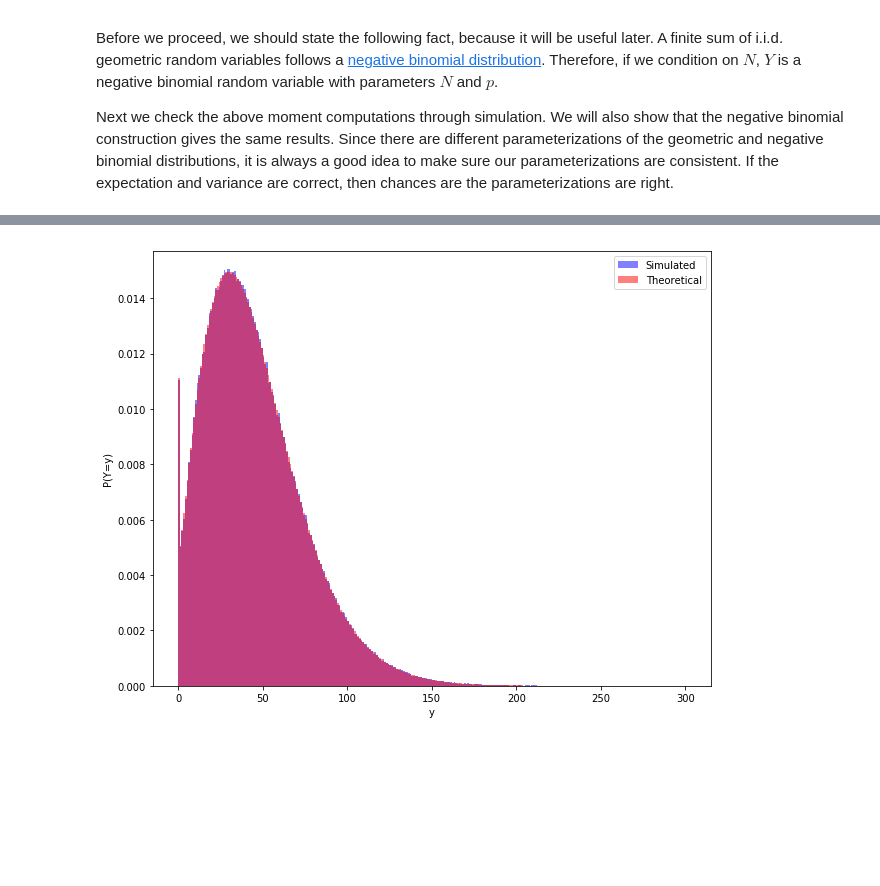
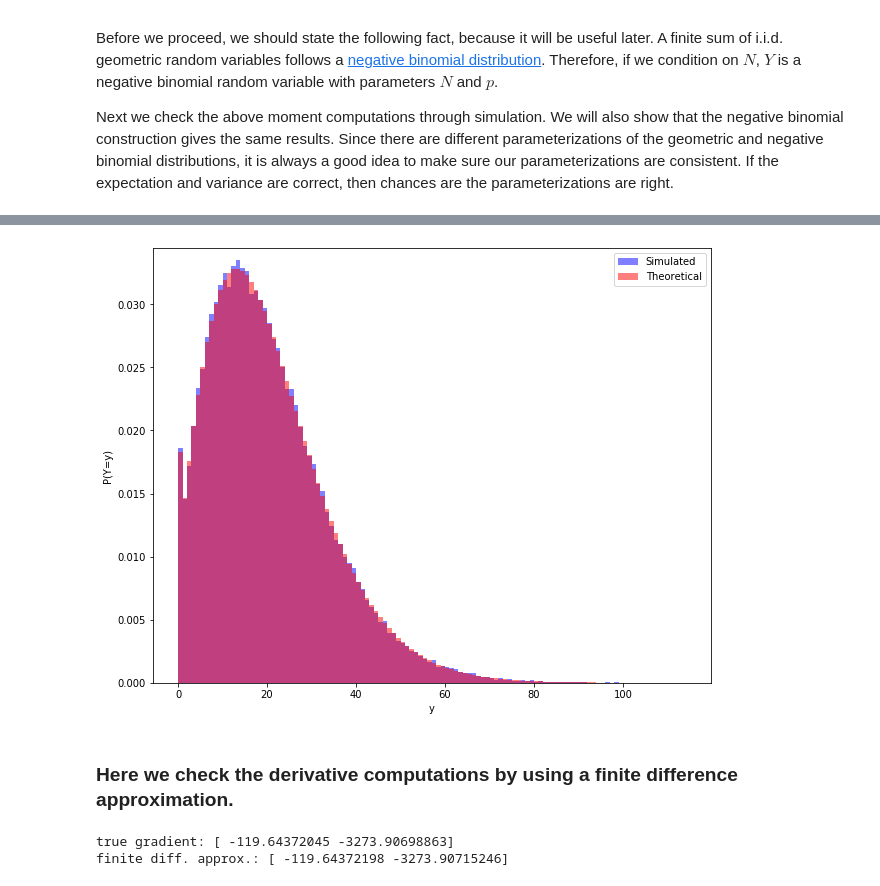
Before and after one commit to kehlert/compound_poisson_mle, a Jupyter notebook: compound_poisson_mle.ipynb, the cells around one changed output, grey strips where cells are left out. Saved outputs shown, nothing was run; the diff lists cells and outputs as text; code cells hidden in the pictures; blank space fills up the shorter version.

```diff
--- a/compound_poisson_mle.ipynb
+++ b/compound_poisson_mle.ipynb
@@ -55,8 +55,10 @@ import numpy as np
 import scipy.stats
 
 lmbda = 5
-p = 0.9
-samples = 10**6
+p = 0.8
+samples = 10**5
+
+np.random.seed(0)
 
 N = np.random.poisson(lmbda, size=samples)
 
@@ -217,33 +219,98 @@ Next we check the probability mass function by comparing it to a histogram based
 # %%
-import numpy as np
-import matplotlib.pyplot as plt
 from scipy.stats import nbinom
 from scipy.stats import poisson
 import functools
+
+#using the counts speeds up the calculations a lot, especially since we need to
+#recompute the log-likelihood and its gradient many times when finding the MLE
+Y_counts = {}
+for y in Y_neg_binom:
+    if y in Y_counts:
+        Y_counts[y] += 1
+    else:
+        Y_counts[y] = 1
 
 @functools.lru_cache(maxsize=None)
 def get_prob(y, lmbda, p):
     assert(y >= 0)
     if y == 0:
         return np.exp(-lmbda*p), None
     n = np.arange(1, y+1)
     a_n = nbinom.pmf(y-n, n, 1-p) * poisson.pmf(n, lmbda * p)
     return np.sum(a_n), a_n
 
 y_range = np.arange(0, np.max(Y_neg_binom)+1)
 pmf = np.zeros(len(y_range))
 pmf[0] = np.exp(-lmbda*p)
 
 for i,y in enumerate(y_range[1:]):
     pmf[i+1],_ = get_prob(y, lmbda, p)
 
 plt.figure(figsize=(10,8))
 plt.hist(Y_neg_binom, bins=y_range, density=True, color='b', alpha=0.5, label='Simulated')
 plt.hist(y_range, bins=y_range, weights=pmf, color='r', alpha=0.5, density=True, label='Theoretical')
 plt.ylim(0, np.max(pmf)*1.05)
 plt.xlabel('y')
 plt.ylabel('P(Y=y)')
 plt.legend()
 plt.show()
 # %% [output]
-[figure, old version]
+[figure, new version]
+# %% [markdown]
+### Here we check the derivative computations by using a finite difference approximation.
+# %%
+def get_log_likelihood(lmbda, p):
+    log_likelihood = 0.
+    for y, count in Y_counts.items():
+        p_y, _ = get_prob(y, lmbda, p)
+        log_likelihood += count * np.log(p_y)
+    return log_likelihood
+
+def get_grad_log_likelihood(lmbda, p):
+    lmbda_deriv = 0.
+    p_deriv = 0.
+
+    for y,count in Y_counts.items():
+        p_y, a_n = get_prob(y, lmbda, p)
+
+        if y == 0:
+            common_term = -count * np.exp(-lmbda*p) / p_y
+            lmbda_deriv += p * common_term
+            p_deriv += lmbda * common_term
+        else:
+            weights = np.arange(1, len(a_n)+1)
+
+            lmbda_numerator = np.dot(weights, a_n)
+            lmbda_deriv += count * (-p + lmbda_numerator / (lmbda * p_y))
+
+            p_numerator = np.dot(y / p - weights / (1 - p), a_n)
+            p_deriv += count * (-lmbda + p_numerator / p_y)
+
+    return np.array([lmbda_deriv, p_deriv])
+
+def get_finite_diff_approx(h):
+    probs_minus = np.zeros(len(Y_neg_binom))
+    probs_plus = np.zeros(len(Y_neg_binom))
+
+    for i,y in enumerate(Y_neg_binom):
+        probs_minus[i], _ = get_prob(y, lmbda - h/2., p)
+        probs_plus[i], _ = get_prob(y, lmbda + h/2., p)
+
+    lmbda_fd = np.sum(np.log(probs_plus) - np.log(probs_minus)) / h
+
+    for i,y in enumerate(Y_neg_binom):
+        probs_minus[i], _ = get_prob(y, lmbda, p - h/2.)
+        probs_plus[i], _ = get_prob(y, lmbda, p + h/2.)
+
+    p_fd = np.sum(np.log(probs_plus) - np.log(probs_minus)) / h
+
+    return np.array([lmbda_fd, p_fd])
+
+grad = get_grad_log_likelihood(lmbda, p)
+fd_approx = get_finite_diff_approx(0.00001)
+
+print(f'true gradient: {grad}')
+print(f'finite diff. approx.: {fd_approx}')
+# %% [output]
+true gradient: [ -119.64372045 -3273.90698863]
+finite diff. approx.: [ -119.64372198 -3273.90715246]
```
Also changed, not shown: parts of 4 cells of this notebook.
